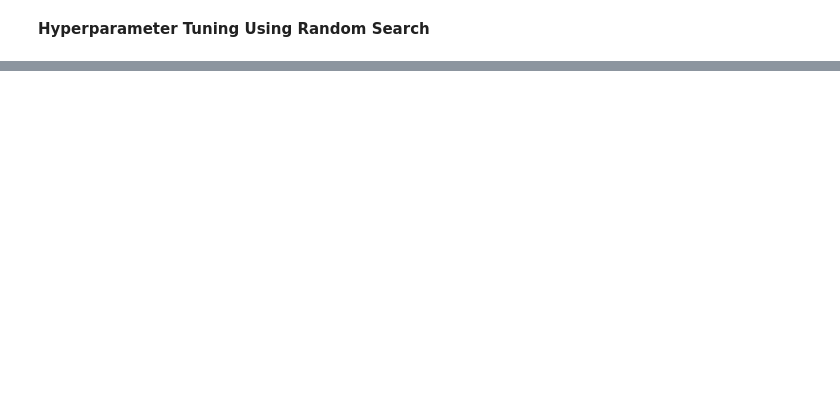
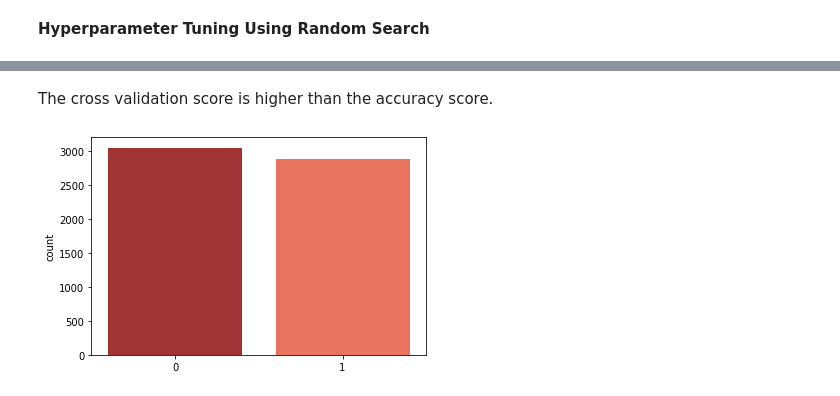
Before and after one commit to PerisN/Developing-a-Machine-Learning-Approach-for-Detecting-Fake-News, a Jupyter notebook: Fake_news_Classification.ipynb, the cells around one changed output, grey strips where cells are left out. Cells and saved outputs as stored; diff of their text form; code cells hidden in the pictures; blank space fills up the shorter version.

```diff
--- a/Fake_news_Classification.ipynb
+++ b/Fake_news_Classification.ipynb
@@ -496,0 +478,18 @@ Linear SVC has increased its accuracy by 0.001
+# %%
+# Setting up sratified k-fold cross validation
+
+kfold = StratifiedKFold(n_splits= 5)
+
+# Predictions
+
+y_pred = ridge_rs.predict(x_valid)
+score= accuracy_score(y_valid, y_pred)
+print(f'Accuracy: {round(score*100,2)}%')
+
+# Evaluating our algorithm
+
+print(confusion_matrix(y_valid, y_pred))
+print(classification_report(y_valid, y_pred))
+
+results = model_selection.cross_val_score(ridge_rs, X, Y, cv=kfold)
+print(f'Results: {round(results.mean()*100,2)}%')
@@ -496,0 +510,6 @@ Linear SVC has increased its accuracy by 0.001
+# %% [markdown]
+The cross validation score is higher than the accuracy score.
+# %%
+sns.countplot(y_pred, palette=colors);
+# %% [output]
+[figure, added]
```
Also changed, not shown: parts of 14 cells of this notebook.
